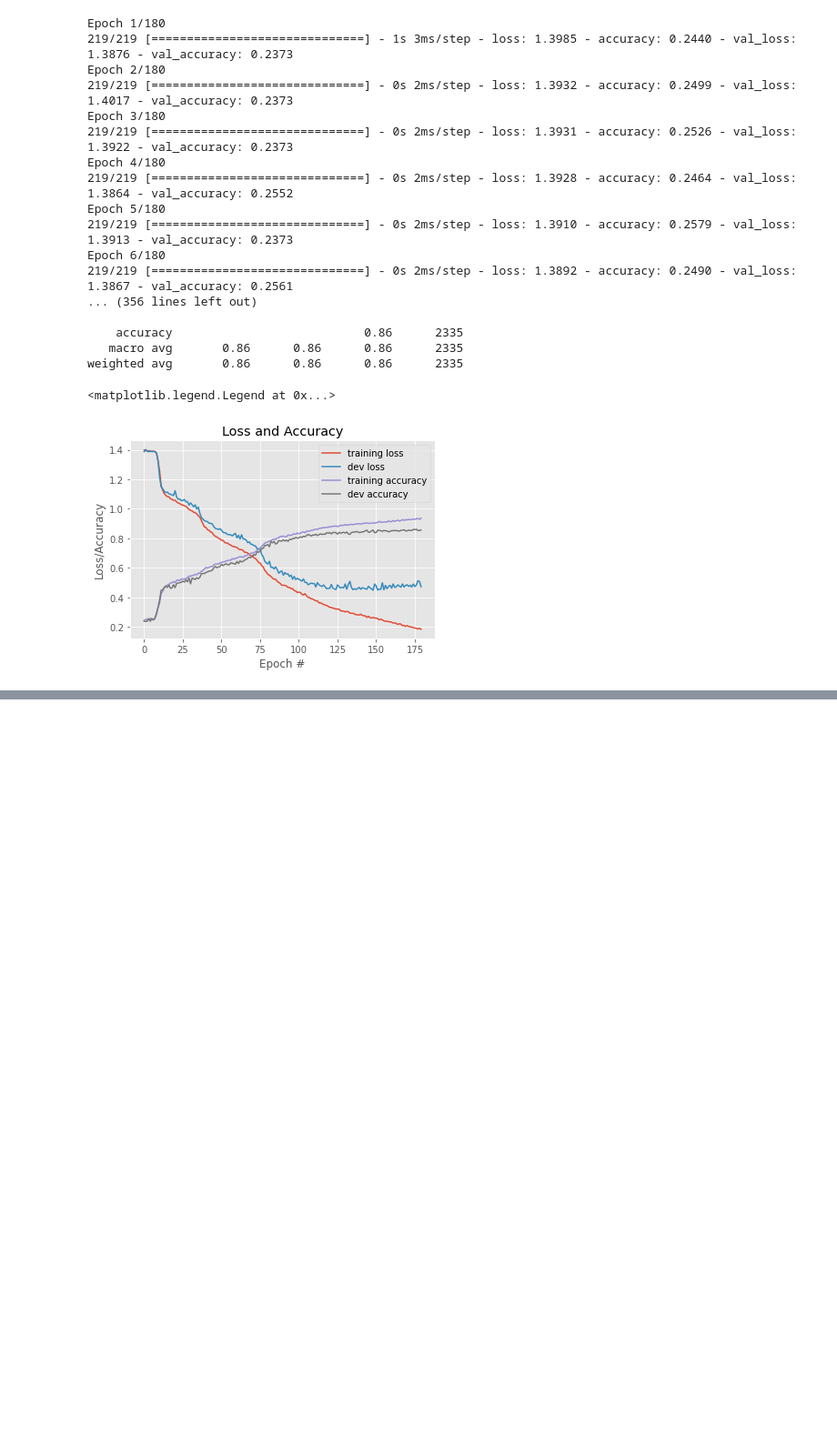
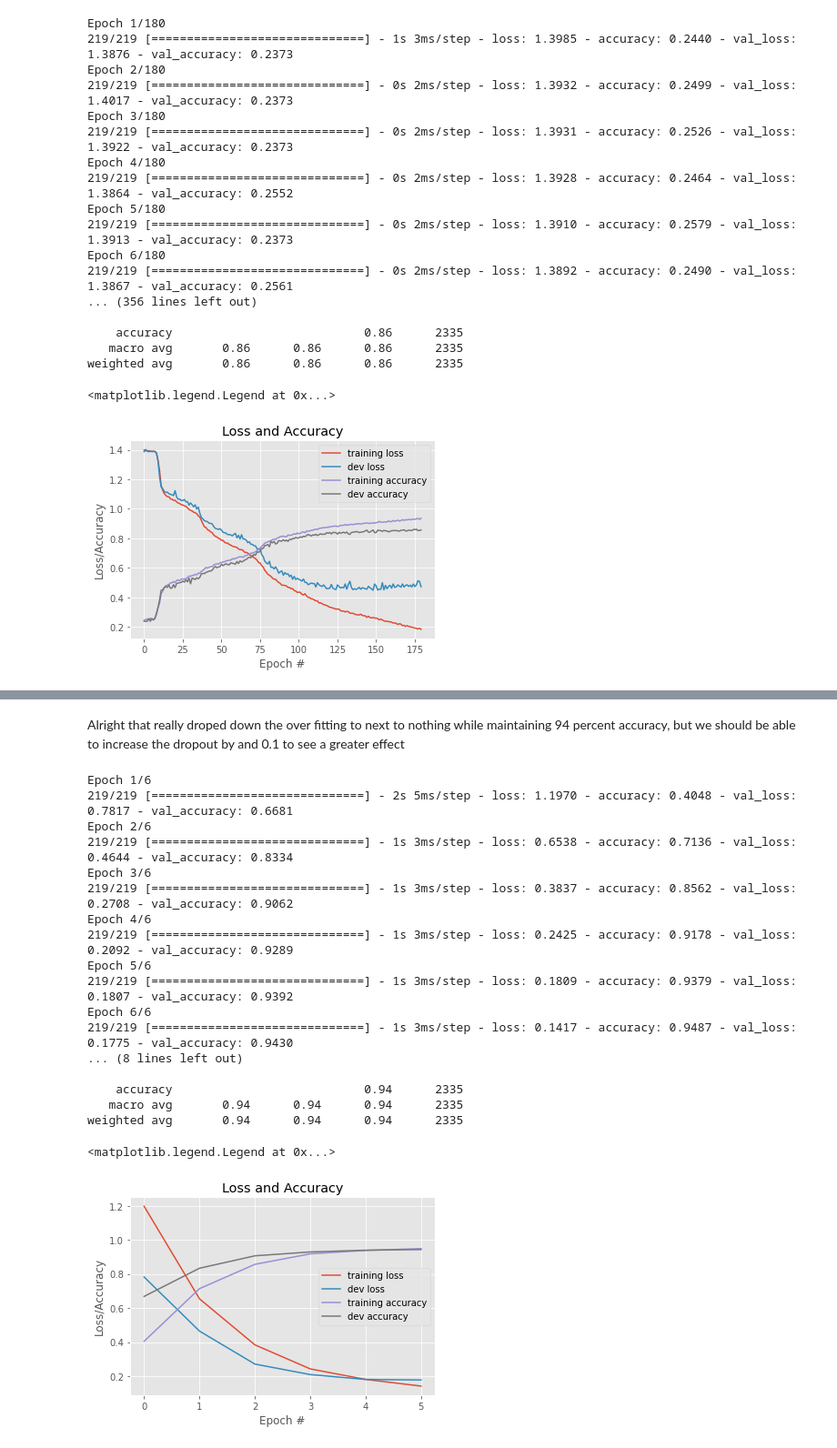
Before and after one commit to nates-rgb/NeuralNet, a Jupyter notebook: Projects/proj1.ipynb, the cells around one changed output, grey strips where cells are left out. Shown at 91% size. Cells and saved outputs as stored; diff of their text form; code cells hidden in the pictures; blank space fills up the shorter version.

```diff
--- a/Projects/proj1.ipynb
+++ b/Projects/proj1.ipynb
@@ -973,0 +1058,69 @@ weighted avg       0.95      0.95      0.95      2335
+# %% [markdown]
+Alright that really droped down the over fitting to next to nothing while maintaining 94 percent accuracy, but we should be able to increase the dropout by and 0.1 to see a greater effect
+# %%
+# define the 3072-256-128-10 architecture using Keras
+from re import X
+from tabnanny import verbose
+
+x=0.2
+model = Sequential()
+model.add(Dense(256, input_shape = (64,), activation = 'relu'))
+model.add(Dropout(x))
+model.add(Dense(128, activation = 'relu'))
+model.add(Dropout(x))
+model.add(Dense(128, activation = 'sigmoid'))
+model.add(Dropout(x))
+model.add(Dense(4, activation = 'softmax'))
+
+model.compile(loss = 'categorical_crossentropy', optimizer = 'adam', metrics = ['accuracy'])
+
+# fit the model to the training data
+maxEpoch =6
+
+H = model.fit(trainX, trainY, validation_data = (valX, valY), epochs = maxEpoch, batch_size = 32, verbose =1 )
+
+print('Test accuracy')
+
+# predict posterior probability distribution for labels of the test set
+predictedY = model.predict(valX)
+
+# convert posterior probabilities to labels
+predictedY = predictedY.argmax(axis = 1)
+realY = valY.argmax(axis = 1)
+
+# print classification report
+print(classification_report(realY, predictedY))
+
+# plot the loss and accuracy through training
+plt.style.use('ggplot')
+plt.figure()
+
+plt.plot(range(maxEpoch), H.history['loss'], label = 'training loss')
+plt.plot(range(maxEpoch), H.history['val_loss'], label = 'dev loss')
+plt.plot(range(maxEpoch), H.history['accuracy'], label = 'training accuracy')
+plt.plot(range(maxEpoch), H.history['val_accuracy'], label = 'dev accuracy')
+
+plt.title('Loss and Accuracy')
+plt.xlabel('Epoch #')
+plt.ylabel('Loss/Accuracy')
+plt.legend()
+# %% [output]
+Epoch 1/6
+219/219 [==============================] - 2s 5ms/step - loss: 1.1970 - accuracy: 0.4048 - val_loss: 0.7817 - val_accuracy: 0.6681
+Epoch 2/6
+219/219 [==============================] - 1s 3ms/step - loss: 0.6538 - accuracy: 0.7136 - val_loss: 0.4644 - val_accuracy: 0.8334
+Epoch 3/6
+219/219 [==============================] - 1s 3ms/step - loss: 0.3837 - accuracy: 0.8562 - val_loss: 0.2708 - val_accuracy: 0.9062
+Epoch 4/6
+219/219 [==============================] - 1s 3ms/step - loss: 0.2425 - accuracy: 0.9178 - val_loss: 0.2092 - val_accuracy: 0.9289
+Epoch 5/6
+219/219 [==============================] - 1s 3ms/step - loss: 0.1809 - accuracy: 0.9379 - val_loss: 0.1807 - val_accuracy: 0.9392
+Epoch 6/6
+219/219 [==============================] - 1s 3ms/step - loss: 0.1417 - accuracy: 0.9487 - val_loss: 0.1775 - val_accuracy: 0.9430
+... (8 lines left out)
+
+    accuracy                           0.94      2335
+   macro avg       0.94      0.94      0.94      2335
+weighted avg       0.94      0.94      0.94      2335
+<matplotlib.legend.Legend at 0x...>
+[figure, added]
```
Also changed, not shown: parts of 21 cells of this notebook, 2 other files.
